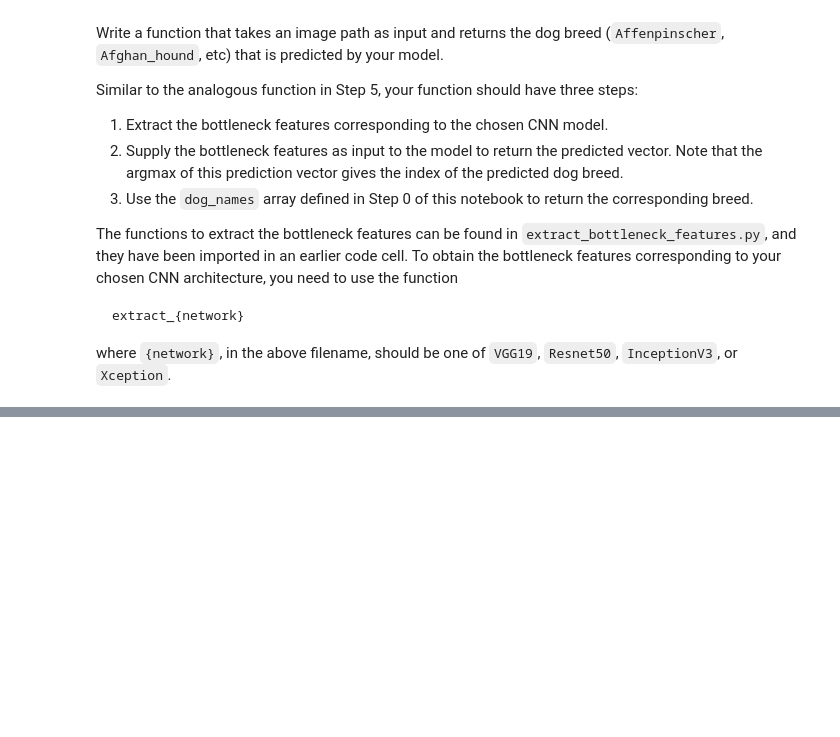
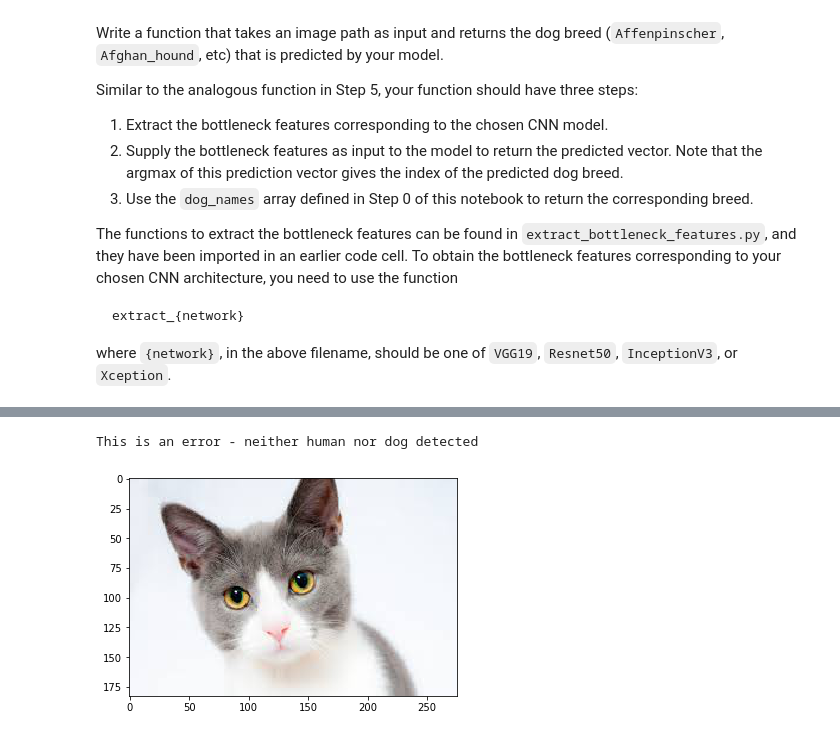
Before and after one commit to girishpai/AIND_Dog_Project, a Jupyter notebook: dog_app.ipynb, the cells around one changed output, grey strips where cells are left out. Saved outputs shown, nothing was run; the diff lists cells and outputs as text; code cells hidden in the pictures; blank space fills up the shorter version.

```diff
--- a/dog_app.ipynb
+++ b/dog_app.ipynb
@@ -729,0 +778,8 @@ __Answer:__
+# %%
+img_name = "sample_images/cat_1.jpeg"
+img=mpimg.imread(img_name)
+show_image(img)
+t = predict_breed(img_name)
+# %% [output]
+This is an error - neither human nor dog detected
+[figure, added]
```
Also changed, not shown: parts of 31 cells of this notebook.
